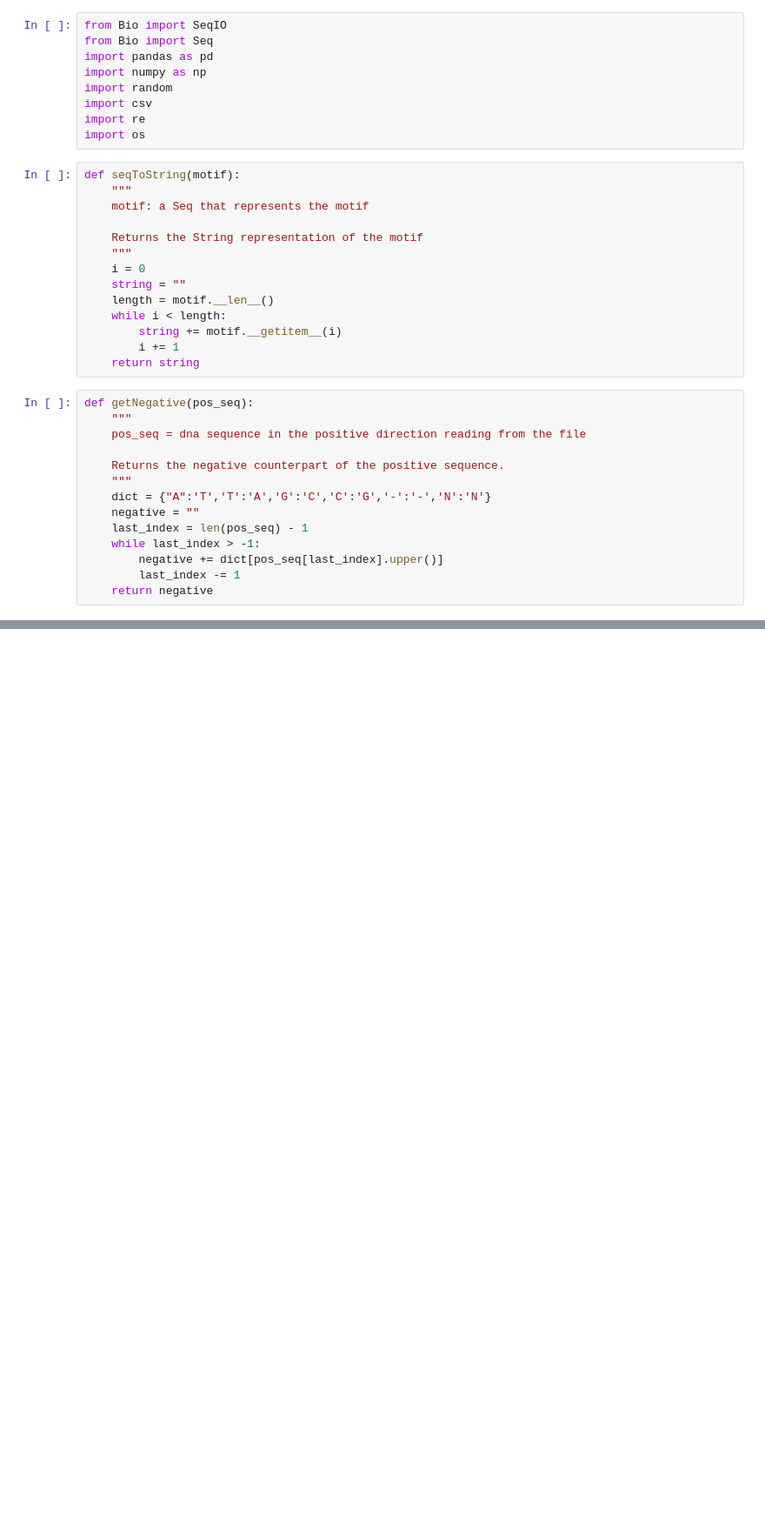
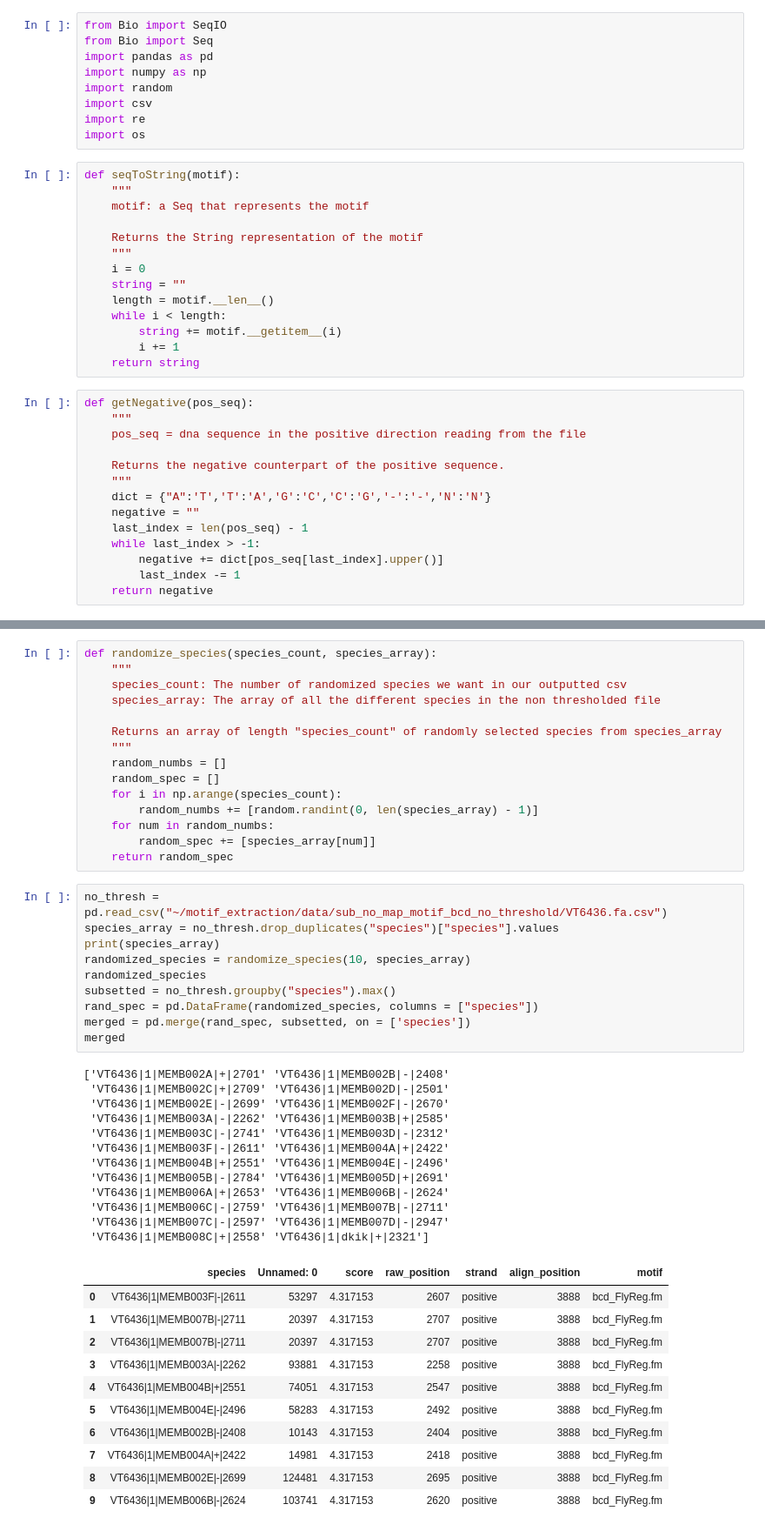
Before and after one commit to ndesaraju/motif_extraction, a Jupyter notebook: code/extract_random_seqs.ipynb, the cells around one changed output, grey strips where cells are left out. Shown at 87% size. Saved outputs shown, nothing was run; the diff lists cells and outputs as text; blank space fills up the shorter version.

```diff
--- a/code/extract_random_seqs.ipynb
+++ b/code/extract_random_seqs.ipynb
@@ -45,3 +50,52 @@ def randomize_strand(length):
         else:
             strands += ["negative"]
     return strands
+# %%
+def randomize_species(species_count, species_array):
+    """
+    species_count: The number of randomized species we want in our outputted csv
+    species_array: The array of all the different species in the non thresholded file
+
+    Returns an array of length "species_count" of randomly selected species from species_array
+    """
+    random_numbs = []
+    random_spec = []
+    for i in np.arange(species_count):
+        random_numbs += [random.randint(0, len(species_array) - 1)]
+    for num in random_numbs:
+        random_spec += [species_array[num]]
+    return random_spec
+# %%
+no_thresh = pd.read_csv("~/motif_extraction/data/sub_no_map_motif_bcd_no_threshold/VT6436.fa.csv")
+species_array = no_thresh.drop_duplicates("species")["species"].values
+print(species_array)
+randomized_species = randomize_species(10, species_array)
+randomized_species
+subsetted = no_thresh.groupby("species").max()
+rand_spec = pd.DataFrame(randomized_species, columns = ["species"])
+merged = pd.merge(rand_spec, subsetted, on = ['species'])
+merged
+# %% [output]
+['VT6436|1|MEMB002A|+|2701' 'VT6436|1|MEMB002B|-|2408'
+ 'VT6436|1|MEMB002C|+|2709' 'VT6436|1|MEMB002D|-|2501'
+ 'VT6436|1|MEMB002E|-|2699' 'VT6436|1|MEMB002F|-|2670'
+ 'VT6436|1|MEMB003A|-|2262' 'VT6436|1|MEMB003B|+|2585'
+ 'VT6436|1|MEMB003C|-|2741' 'VT6436|1|MEMB003D|-|2312'
+ 'VT6436|1|MEMB003F|-|2611' 'VT6436|1|MEMB004A|+|2422'
+ 'VT6436|1|MEMB004B|+|2551' 'VT6436|1|MEMB004E|-|2496'
+ 'VT6436|1|MEMB005B|-|2784' 'VT6436|1|MEMB005D|+|2691'
+ 'VT6436|1|MEMB006A|+|2653' 'VT6436|1|MEMB006B|-|2624'
+ 'VT6436|1|MEMB006C|-|2759' 'VT6436|1|MEMB007B|-|2711'
+ 'VT6436|1|MEMB007C|-|2597' 'VT6436|1|MEMB007D|-|2947'
+ 'VT6436|1|MEMB008C|+|2558' 'VT6436|1|dkik|+|2321']
+|  | species | Unnamed: 0 | score | raw_position | strand | align_position | motif |
+| 0 | VT6436|1|MEMB003F|-|2611 | 53297 | 4.317153 | 2607 | positive | 3888 | bcd_FlyReg.fm |
+| 1 | VT6436|1|MEMB007B|-|2711 | 20397 | 4.317153 | 2707 | positive | 3888 | bcd_FlyReg.fm |
+| 2 | VT6436|1|MEMB007B|-|2711 | 20397 | 4.317153 | 2707 | positive | 3888 | bcd_FlyReg.fm |
+| 3 | VT6436|1|MEMB003A|-|2262 | 93881 | 4.317153 | 2258 | positive | 3888 | bcd_FlyReg.fm |
+| 4 | VT6436|1|MEMB004B|+|2551 | 74051 | 4.317153 | 2547 | positive | 3888 | bcd_FlyReg.fm |
+| 5 | VT6436|1|MEMB004E|-|2496 | 58283 | 4.317153 | 2492 | positive | 3888 | bcd_FlyReg.fm |
+| 6 | VT6436|1|MEMB002B|-|2408 | 10143 | 4.317153 | 2404 | positive | 3888 | bcd_FlyReg.fm |
+| 7 | VT6436|1|MEMB004A|+|2422 | 14981 | 4.317153 | 2418 | positive | 3888 | bcd_FlyReg.fm |
+| 8 | VT6436|1|MEMB002E|-|2699 | 124481 | 4.317153 | 2695 | positive | 3888 | bcd_FlyReg.fm |
+| 9 | VT6436|1|MEMB006B|-|2624 | 103741 | 4.317153 | 2620 | positive | 3888 | bcd_FlyReg.fm |
```
Also changed, not shown: parts of 6 cells of this notebook.
